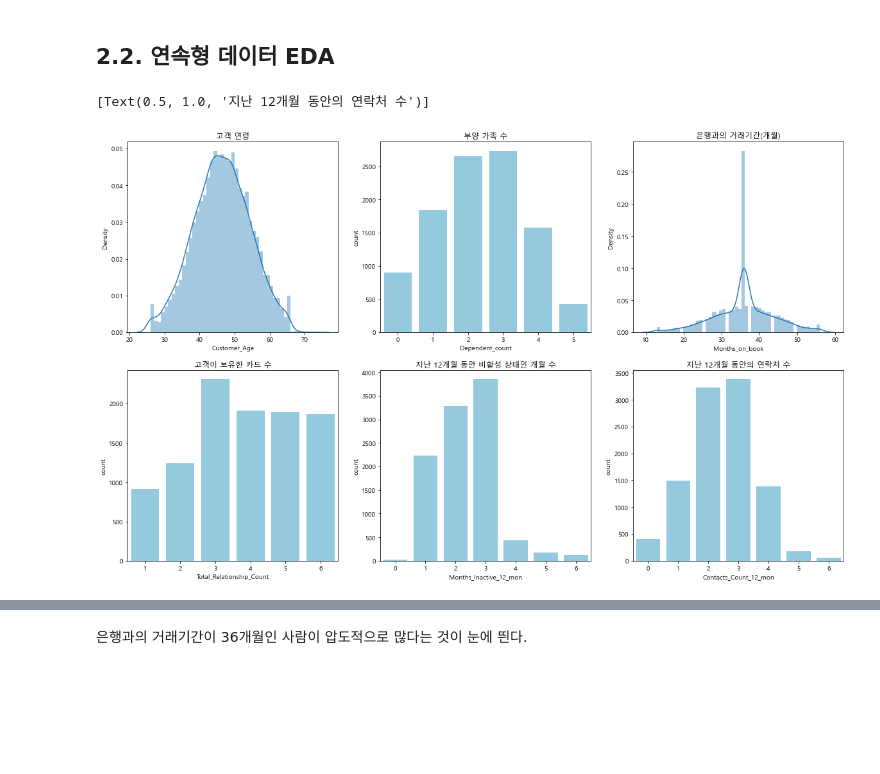
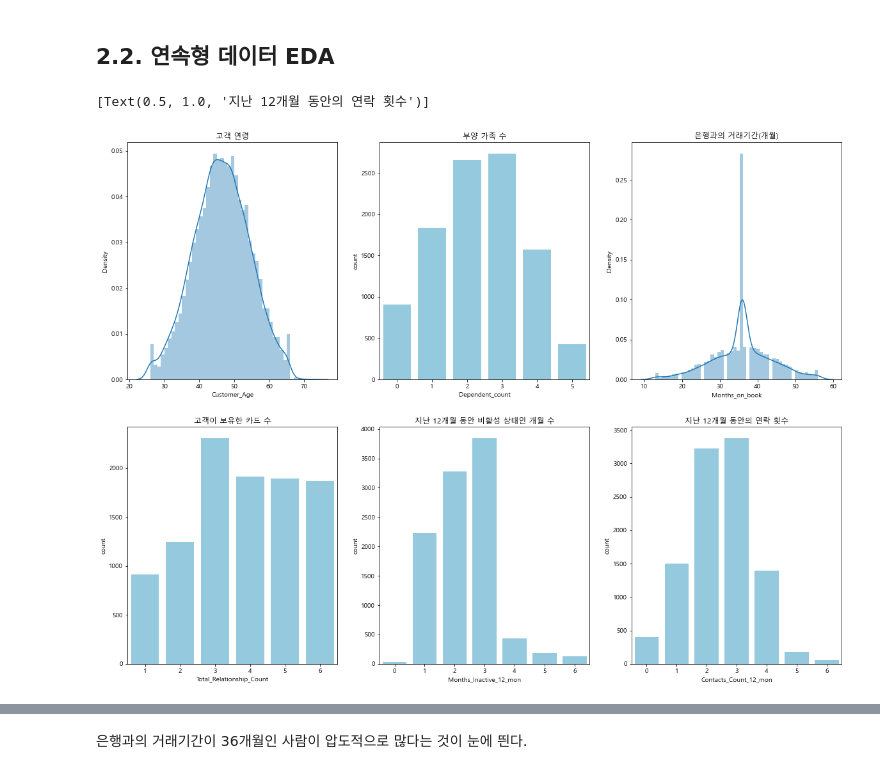
Before and after one commit to Jeong-Bin/DA-PROJECT, a Jupyter notebook: PROJECT_6 신용카드 고객 분석 및 이탈고객 예측.ipynb, the cells around one changed output, grey strips where cells are left out. Drawn from its saved outputs; the diff is of its cells as text; code cells hidden in the pictures; blank space fills up the shorter version.

```diff
--- a/PROJECT_6 신용카드 고객 분석 및 이탈고객 예측.ipynb
+++ b/PROJECT_6 신용카드 고객 분석 및 이탈고객 예측.ipynb
@@ -168,21 +168,21 @@ plt.show()
 ## 2.2. 연속형 데이터 EDA
 # %%
 figure, ((ax1,ax2,ax3), (ax4,ax5,ax6)) = plt.subplots(nrows=2, ncols=3)
-figure.set_size_inches(20,12)
+figure.set_size_inches(20,15)
 
 sns.distplot(df['Customer_Age'], ax=ax1)
 sns.countplot(data=df, x='Dependent_count', ax=ax2, color="skyblue")
 sns.distplot(df['Months_on_book'], ax=ax3)
 sns.countplot(data=df, x='Total_Relationship_Count', ax=ax4, color="skyblue")
 sns.countplot(data=df, x='Months_Inactive_12_mon', ax=ax5, color="skyblue")
 sns.countplot(data=df, x='Contacts_Count_12_mon', ax=ax6, color="skyblue")
 
 ax1.set(title='고객 연령')
 ax2.set(title='부양 가족 수')
 ax3.set(title='은행과의 거래기간(개월)')
 ax4.set(title='고객이 보유한 카드 수')
 ax5.set(title='지난 12개월 동안 비활성 상태인 개월 수')
-ax6.set(title='지난 12개월 동안의 연락처 수')
+ax6.set(title='지난 12개월 동안의 연락 횟수')
 # %% [output]
-[Text(0.5, 1.0, '지난 12개월 동안의 연락처 수')]
+[Text(0.5, 1.0, '지난 12개월 동안의 연락 횟수')]
-[figure, old version]
+[figure, new version]
```
Also changed, not shown: parts of 30 cells of this notebook.
